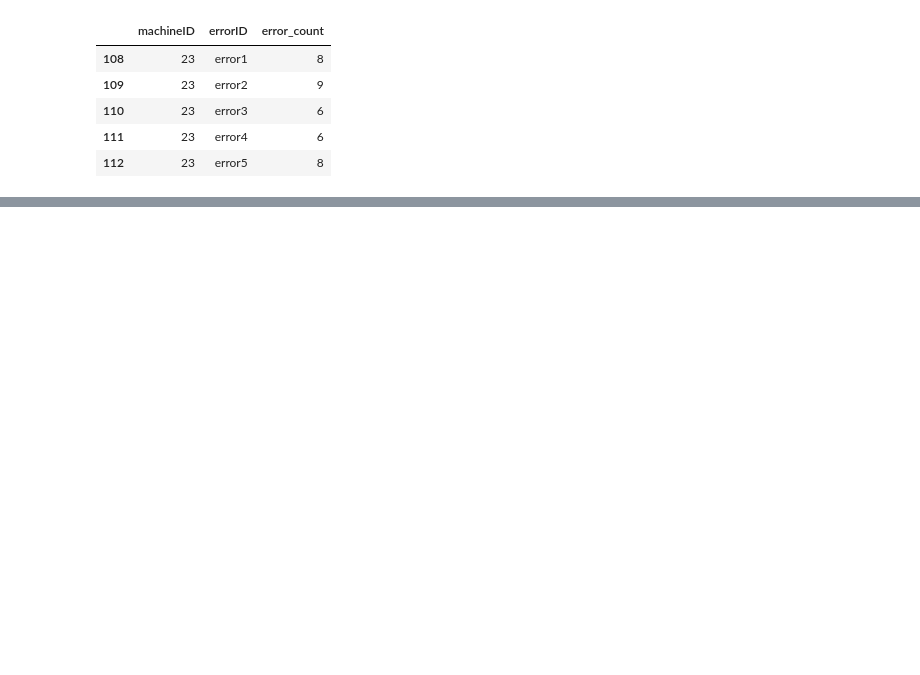
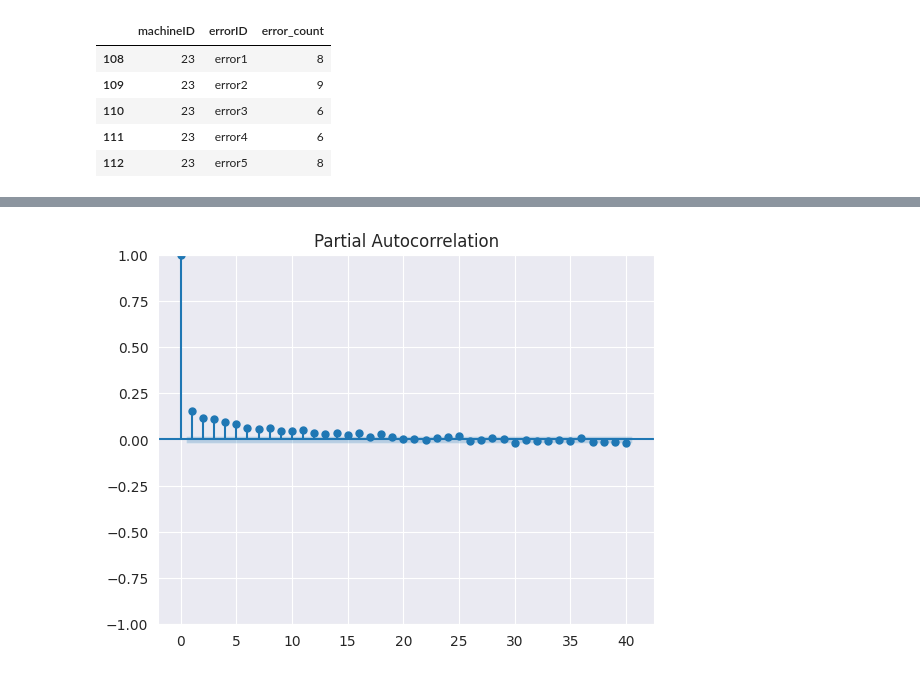
Before and after one commit to gplinkage/Data-Science-ML-AI, a Jupyter notebook: Projects/Predictive_Maintanance_Capstone_Project.ipynb, the cells around one changed output, grey strips where cells are left out. Cells and saved outputs as stored; diff of their text form; code cells hidden in the pictures; blank space fills up the shorter version.

```diff
--- a/Projects/Predictive_Maintanance_Capstone_Project.ipynb
+++ b/Projects/Predictive_Maintanance_Capstone_Project.ipynb
@@ -443,0 +479,5 @@ fig.show()
+# %%
+plot_pacf(telemetryP['pressure'], lags = 40)
+plt.show()
+# %% [output]
+[figure, added]
```
Also changed, not shown: parts of 32 cells of this notebook.
